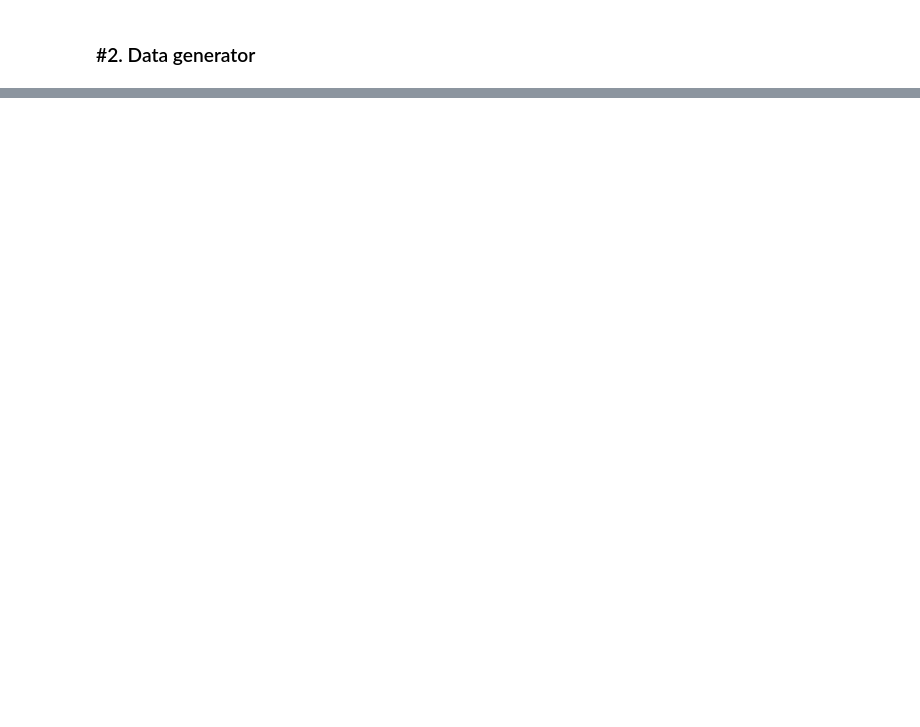
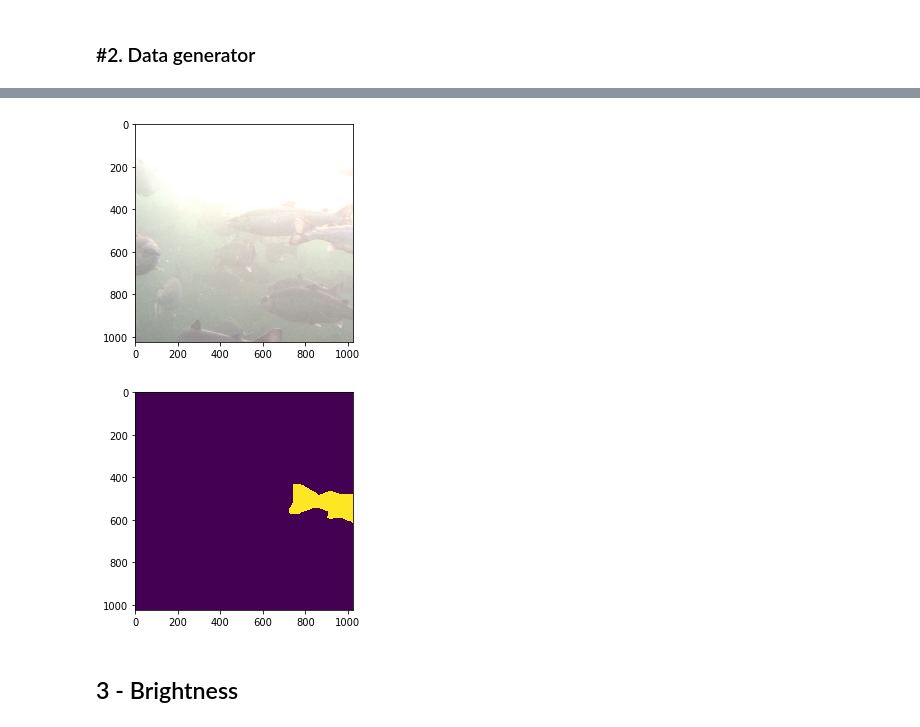
Before and after one commit to isabellafaccone/aquabytePersonal, a Jupyter notebook: lib/maskrcnn/augmentation_viz.ipynb, the cells around one changed output, grey strips where cells are left out. Cells and saved outputs as stored; diff of their text form; code cells hidden in the pictures; blank space fills up the shorter version.

```diff
--- a/lib/maskrcnn/augmentation_viz.ipynb
+++ b/lib/maskrcnn/augmentation_viz.ipynb
@@ -163,0 +187,16 @@ plt.show()
+# %%
+augmentation = {'albumentations': [
+    OneOf([RandomSizedCrop(min_max_height=(300, 300), height=1024, width=1024, p=1.0),
+          PadIfNeeded(min_height=1024, min_width=1024, p=0.5)], p=1.0)], 'imgaug': None}
+# %%
+image, image_meta, gt_class_ids, gt_boxes, gt_masks = modellib.load_image_gt(dataset_train, config, 30, \
+                  augmentation=augmentation, use_mini_mask=config.USE_MINI_MASK)
+plt.imshow(image)
+plt.show()
+plt.imshow(gt_masks[..., 0])
+plt.show()
+# %% [output]
+[figure, added]
+[figure, added]
+# %% [markdown]
+## 3 - Brightness
```
Also changed, not shown: parts of 20 cells of this notebook, 7 other files.
